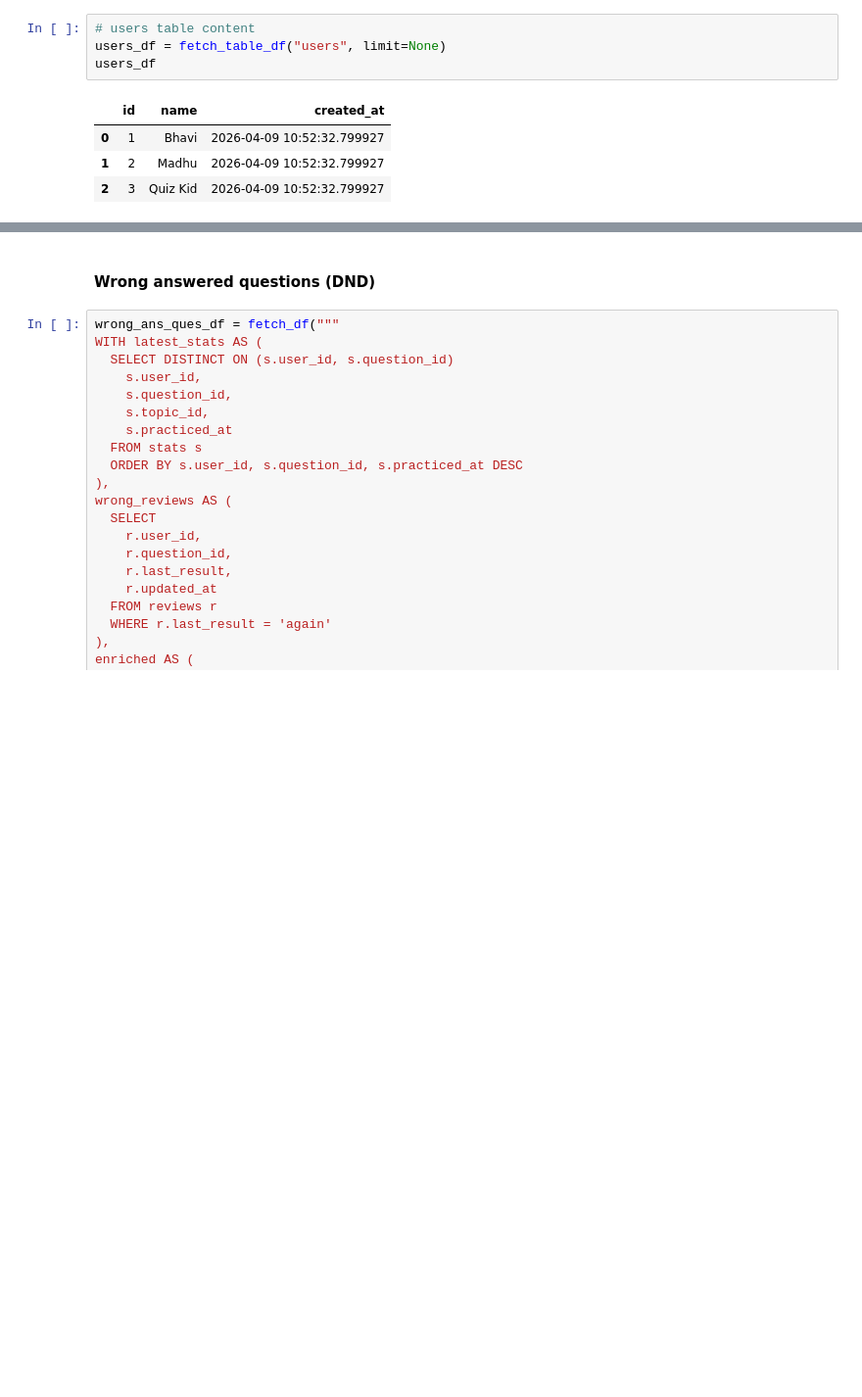
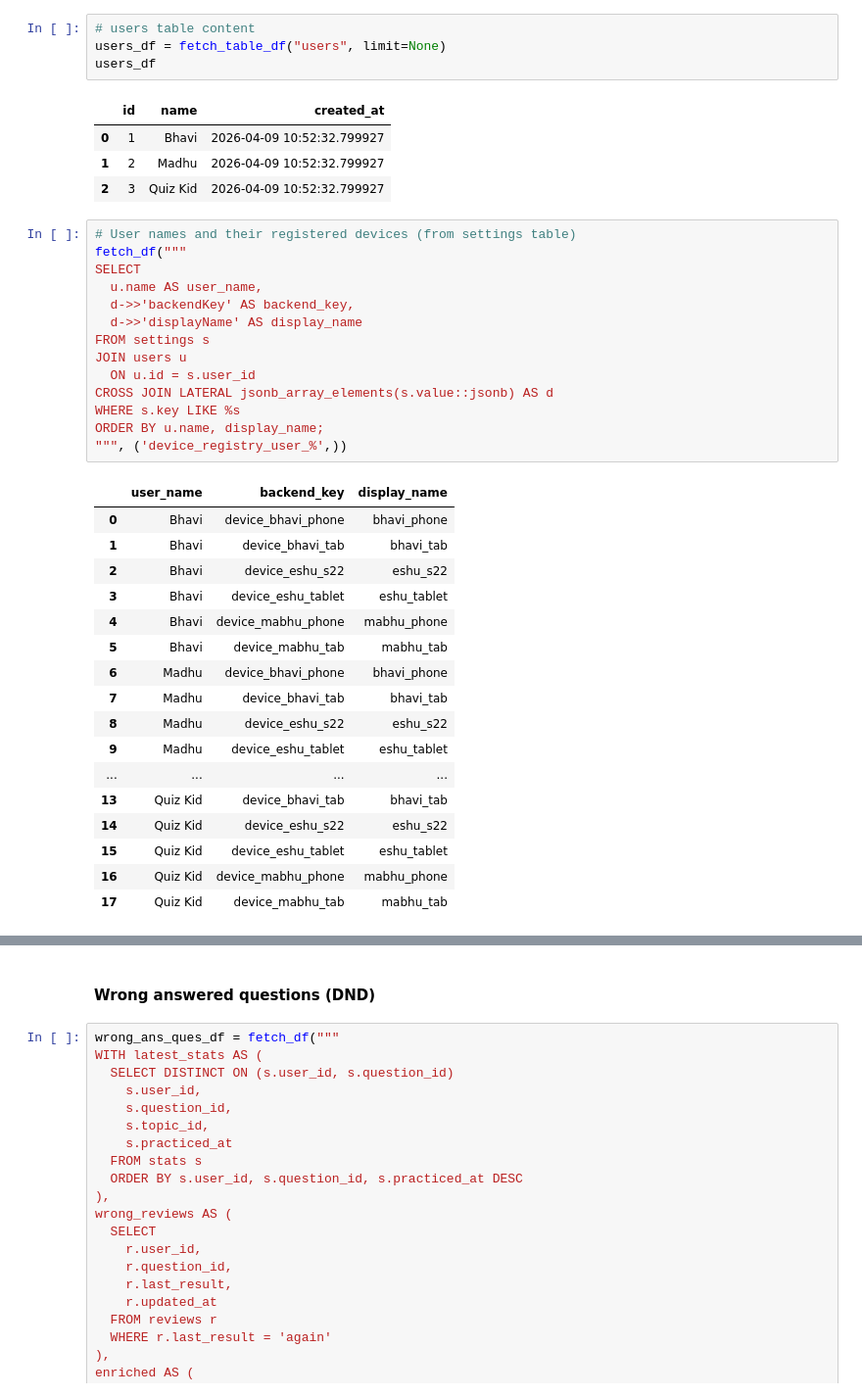
Before and after one commit to aimldlprojects/quizwiz, a Jupyter notebook: server/testing.ipynb, the cells around one changed output, grey strips where cells are left out. Shown at 98% size. Drawn from its saved outputs; the diff is of its cells as text; blank space fills up the shorter version.

```diff
--- a/server/testing.ipynb
+++ b/server/testing.ipynb
@@ -150,3 +150,35 @@ users_df
 | 0 | 1 | Bhavi | 2026-04-09 10:52:32.799927 |
 | 1 | 2 | Madhu | 2026-04-09 10:52:32.799927 |
 | 2 | 3 | Quiz Kid | 2026-04-09 10:52:32.799927 |
+# %%
+# User names and their registered devices (from settings table)
+fetch_df("""
+SELECT
+  u.name AS user_name,
+  d->>'backendKey' AS backend_key,
+  d->>'displayName' AS display_name
+FROM settings s
+JOIN users u
+  ON u.id = s.user_id
+CROSS JOIN LATERAL jsonb_array_elements(s.value::jsonb) AS d
+WHERE s.key LIKE %s
+ORDER BY u.name, display_name;
+""", ('device_registry_user_%',))
+# %% [output]
+|  | user_name | backend_key | display_name |
+| 0 | Bhavi | device_bhavi_phone | bhavi_phone |
+| 1 | Bhavi | device_bhavi_tab | bhavi_tab |
+| 2 | Bhavi | device_eshu_s22 | eshu_s22 |
+| 3 | Bhavi | device_eshu_tablet | eshu_tablet |
+| 4 | Bhavi | device_mabhu_phone | mabhu_phone |
+| 5 | Bhavi | device_mabhu_tab | mabhu_tab |
+| 6 | Madhu | device_bhavi_phone | bhavi_phone |
+| 7 | Madhu | device_bhavi_tab | bhavi_tab |
+| 8 | Madhu | device_eshu_s22 | eshu_s22 |
+| 9 | Madhu | device_eshu_tablet | eshu_tablet |
+| ... | ... | ... | ... |
+| 13 | Quiz Kid | device_bhavi_tab | bhavi_tab |
+| 14 | Quiz Kid | device_eshu_s22 | eshu_s22 |
+| 15 | Quiz Kid | device_eshu_tablet | eshu_tablet |
+| 16 | Quiz Kid | device_mabhu_phone | mabhu_phone |
+| 17 | Quiz Kid | device_mabhu_tab | mabhu_tab |
```
Also changed, not shown: parts of 5 cells of this notebook, 1 other file.
